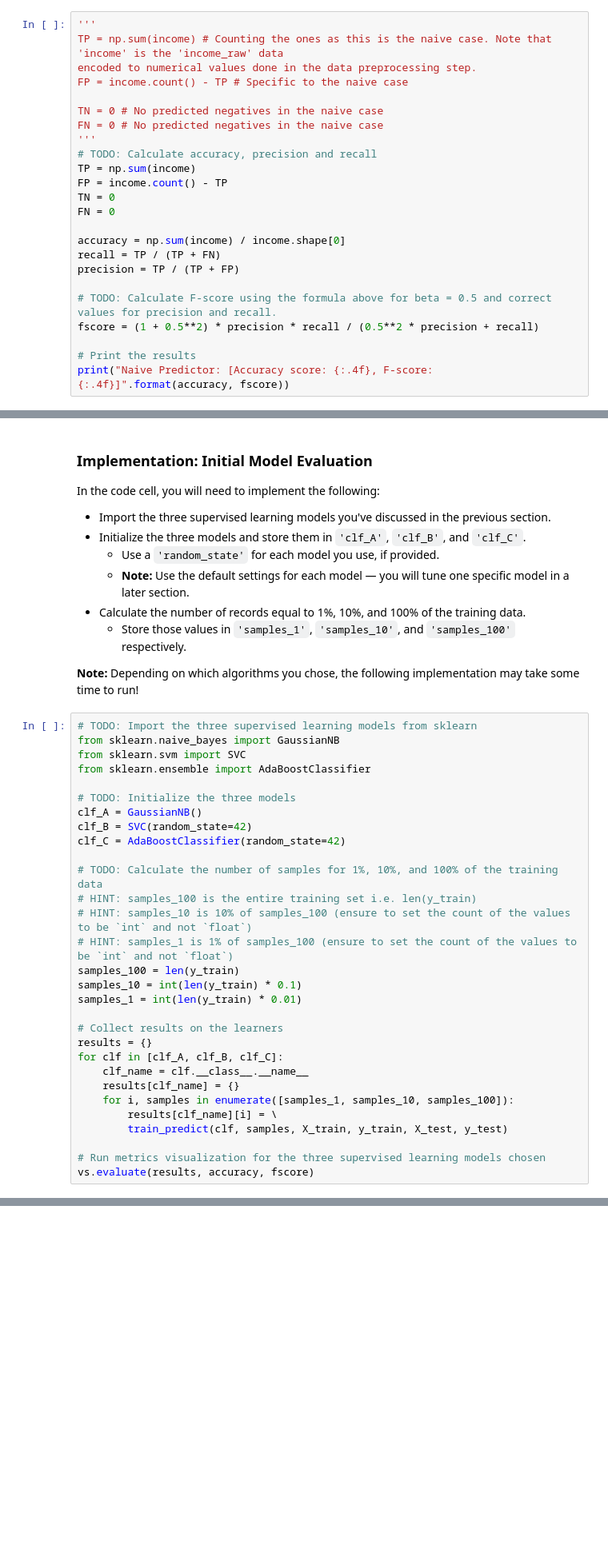
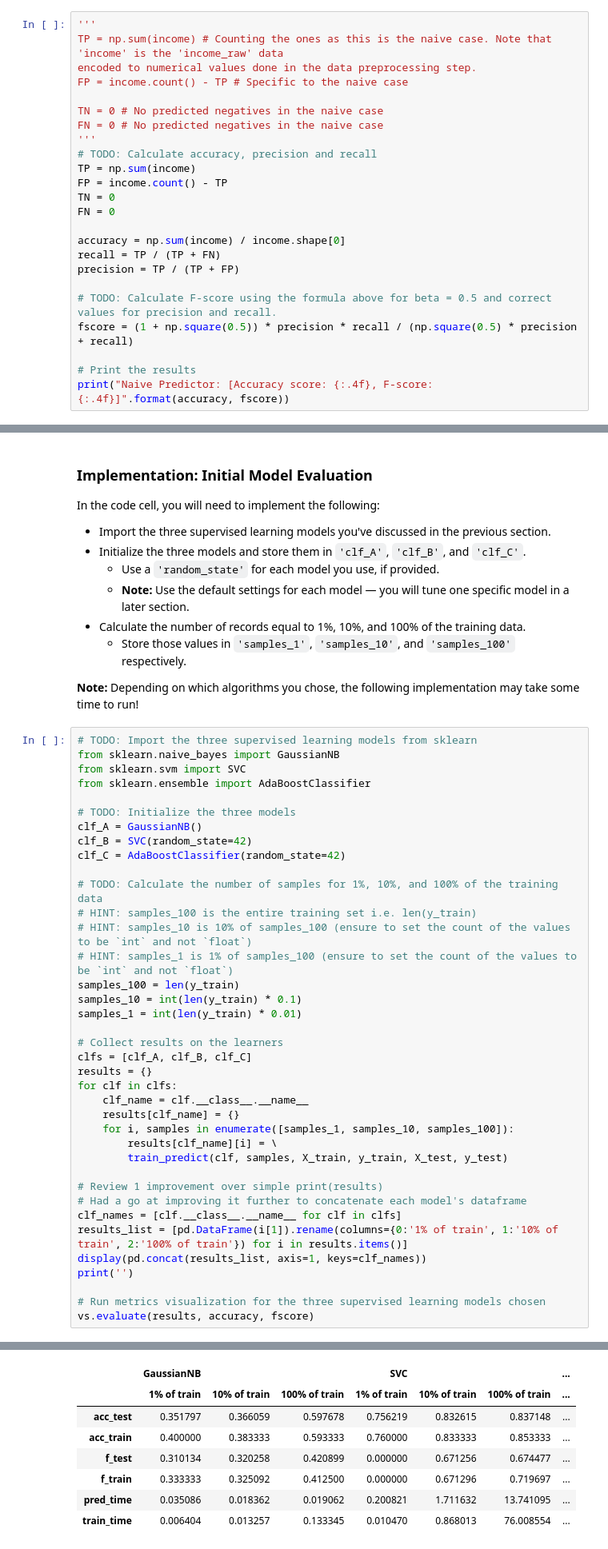
Before and after one commit to andrew-oneill/data-science-nano-degree, a Jupyter notebook: finding_donors/finding_donors.ipynb, the cells around one changed output, grey strips where cells are left out. Shown at 80% size. Cells and saved outputs as stored; diff of their text form; blank space fills up the shorter version.

```diff
--- a/finding_donors/finding_donors.ipynb
+++ b/finding_donors/finding_donors.ipynb
@@ -257,7 +266,7 @@ recall = TP / (TP + FN)
 precision = TP / (TP + FP)
 
 # TODO: Calculate F-score using the formula above for beta = 0.5 and correct values for precision and recall.
-fscore = (1 + 0.5**2) * precision * recall / (0.5**2 * precision + recall)
+fscore = (1 + np.square(0.5)) * precision * recall / (np.square(0.5) * precision + recall)
 
 # Print the results
 print("Naive Predictor: [Accuracy score: {:.4f}, F-score: {:.4f}]".format(accuracy, fscore))
@@ -441,14 +453,22 @@ samples_10 = int(len(y_train) * 0.1)
 samples_1 = int(len(y_train) * 0.01)
 
 # Collect results on the learners
+clfs = [clf_A, clf_B, clf_C]
 results = {}
-for clf in [clf_A, clf_B, clf_C]:
+for clf in clfs:
     clf_name = clf.__class__.__name__
     results[clf_name] = {}
     for i, samples in enumerate([samples_1, samples_10, samples_100]):
         results[clf_name][i] = \
         train_predict(clf, samples, X_train, y_train, X_test, y_test)
 
+# Review 1 improvement over simple print(results)
+# Had a go at improving it further to concatenate each model's dataframe
+clf_names = [clf.__class__.__name__ for clf in clfs]
+results_list = [pd.DataFrame(i[1]).rename(columns={0:'1% of train', 1:'10% of train', 2:'100% of train'}) for i in results.items()]
+display(pd.concat(results_list, axis=1, keys=clf_names))
+print('')
+
 # Run metrics visualization for the three supervised learning models chosen
 vs.evaluate(results, accuracy, fscore)
 # %% [output]
@@ -473,3 +484,11 @@ AdaBoostClassifier trained on 36177 samples.
+|  | GaussianNB |  |  | SVC |  |  | ... |
+|  | 1% of train | 10% of train | 100% of train | 1% of train | 10% of train | 100% of train | ... |
+| acc_test | 0.351797 | 0.366059 | 0.597678 | 0.756219 | 0.832615 | 0.837148 | ... |
+| acc_train | 0.400000 | 0.383333 | 0.593333 | 0.760000 | 0.833333 | 0.853333 | ... |
+| f_test | 0.310134 | 0.320258 | 0.420899 | 0.000000 | 0.671256 | 0.674477 | ... |
+| f_train | 0.333333 | 0.325092 | 0.412500 | 0.000000 | 0.671296 | 0.719697 | ... |
+| pred_time | 0.035086 | 0.018362 | 0.019062 | 0.200821 | 1.711632 | 13.741095 | ... |
+| train_time | 0.006404 | 0.013257 | 0.133345 | 0.010470 | 0.868013 | 76.008554 | ... |
 [figure]
 # %% [markdown]
 ----
```
Also changed, not shown: parts of 8 cells of this notebook, 1 other file.
